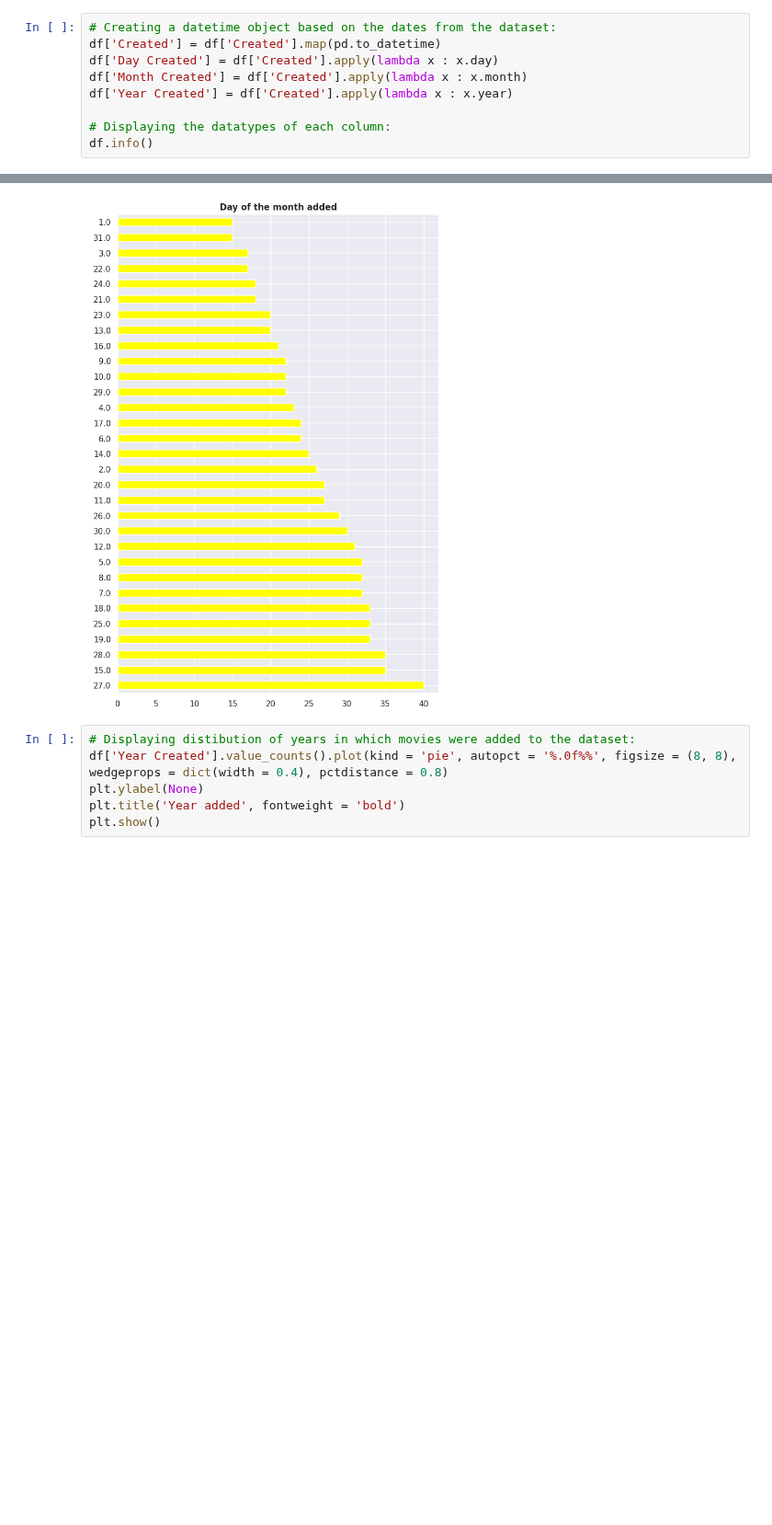
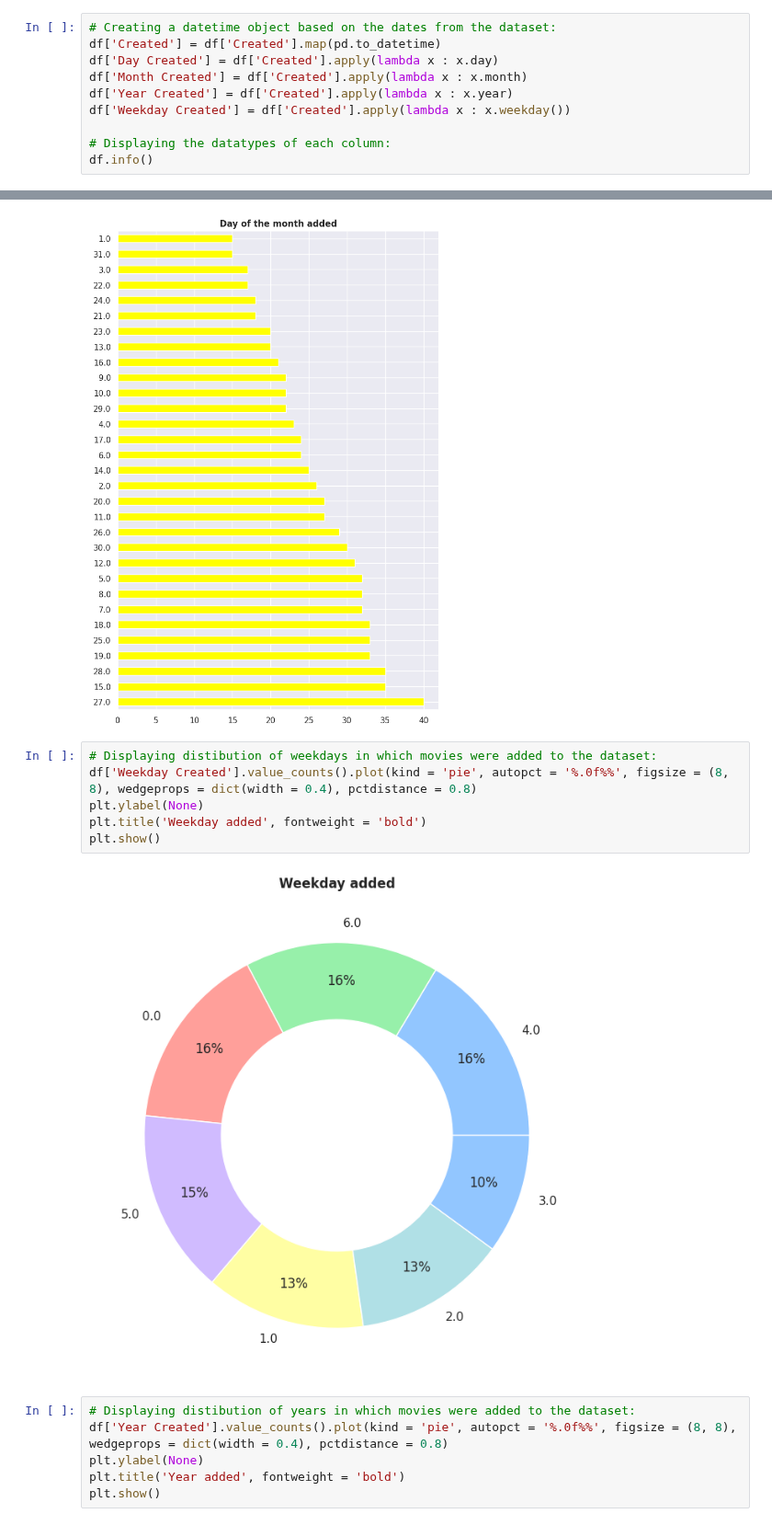
Before and after one commit to guilhermelaviola/IMDbMovieListAnalysis, a Jupyter notebook: IMDbWatchlistStudy.ipynb, the cells around one changed output, grey strips where cells are left out. Shown at 92% size. Drawn from its saved outputs; the diff is of its cells as text; blank space fills up the shorter version.

Commit message:
I updated the project by adding the Weekday feature.

```diff
--- a/IMDbWatchlistStudy.ipynb
+++ b/IMDbWatchlistStudy.ipynb
@@ -59,6 +59,7 @@ df['Created'] = df['Created'].map(pd.to_datetime)
 df['Day Created'] = df['Created'].apply(lambda x : x.day)
 df['Month Created'] = df['Created'].apply(lambda x : x.month)
 df['Year Created'] = df['Created'].apply(lambda x : x.year)
+df['Weekday Created'] = df['Created'].apply(lambda x : x.weekday())
 
 # Displaying the datatypes of each column:
 df.info()
@@ -99,6 +97,14 @@ plt.title('Day of the month added', fontweight = 'bold')
 plt.show()
 # %% [output]
 [figure]
+# %%
+# Displaying distibution of weekdays in which movies were added to the dataset:
+df['Weekday Created'].value_counts().plot(kind = 'pie', autopct = '%.0f%%', figsize = (8, 8), wedgeprops = dict(width = 0.4), pctdistance = 0.8)
+plt.ylabel(None)
+plt.title('Weekday added', fontweight = 'bold')
+plt.show()
+# %% [output]
+[figure, added]
 # %%
 # Displaying distibution of years in which movies were added to the dataset:
 df['Year Created'].value_counts().plot(kind = 'pie', autopct = '%.0f%%', figsize = (8, 8), wedgeprops = dict(width = 0.4), pctdistance = 0.8)
```
Also changed, not shown: parts of 1 cell of this notebook.
